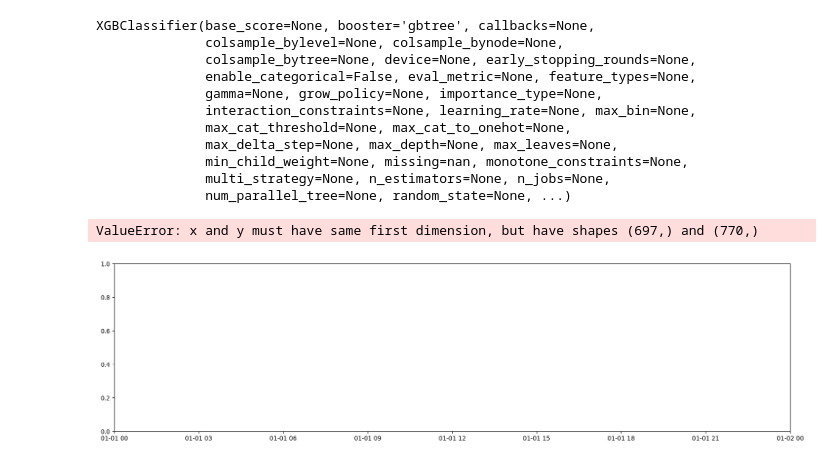
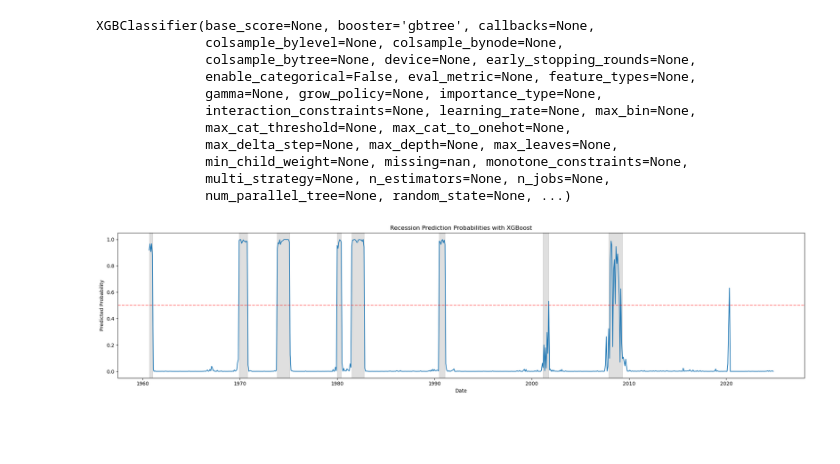
Before and after one commit to atkrish0/regime-shift-forecasting, a Jupyter notebook: RSF.ipynb, the cells around one changed output. Drawn from its saved outputs; the diff is of its cells as text; code cells hidden in the pictures; blank space fills up the shorter version.

```diff
--- a/RSF.ipynb
+++ b/RSF.ipynb
@@ -448,12 +461,17 @@ rec_spans.append([datetime.datetime(2007,12,1), datetime.datetime(2009,5,1)])
 # %%
-sample_range = pd.date_range(start='9/1/1960', end='9/1/2018', freq='MS')
+plt.figure(figsize=(20, 5))
 
-plt.figure(figsize=(20,5))
-plt.plot(sample_range.to_series().values, prob_predictions[:,0])
+# Trim prob_predictions to match sample_range
+aligned_preds = prob_predictions[-len(sample_range):, 0]  # take the most recent 697 values
+
+plt.plot(sample_range, aligned_preds)
+
+# Recession shading
 for i in range(len(rec_spans)):
-    plt.axvspan(rec_spans[i][0], rec_spans[i][len(rec_spans[i]) - 1], alpha=0.25, color='grey')
-plt.axhline(y=0.5, color='r', ls='dashed', alpha = 0.5)
-plt.title('Recession Prediction Probabalities with Logistic Regression')
-plt.savefig('plot1.png',  bbox_inches='tight')
+    plt.axvspan(rec_spans[i][0], rec_spans[i][-1], alpha=0.25, color='grey')
+
+plt.axhline(y=0.5, color='r', ls='dashed', alpha=0.5)
+plt.title('Recession Prediction Probabilities with Logistic Regression')
+plt.savefig('plot1.png', bbox_inches='tight')
 plt.show()
 # %% [output]
@@ -521,15 +585,27 @@ prob_predictions = np.append(prob_predictions, xgboost.predict_proba(df_validati
 # %%
 sample_range = pd.date_range(start='9/1/1960', end='9/1/2018', freq='MS')
 
-plt.figure(figsize=(20,5))
-plt.plot(sample_range.to_series().values, prob_predictions[:,0])
-for i in range(len(rec_spans)):
-    plt.axvspan(rec_spans[i][0], rec_spans[i][len(rec_spans[i]) - 1], alpha=0.25, color='grey')
-plt.axhline(y=0.5, color='r', ls='dashed', alpha = 0.5)
-plt.title('Recession Prediction Probabalities with XGBoost')
-mp.savefig('plot3.png',  bbox_inches='tight')
+# Ensure 'Date' column is datetime
+df["Date"] = pd.to_datetime(df["Date"])
+
+# Align dates and predictions
+aligned_preds = prob_predictions[:, 0]
+aligned_dates = df["Date"].iloc[-len(aligned_preds):].reset_index(drop=True)
+
+# Plot
+plt.figure(figsize=(20, 5))
+plt.plot(aligned_dates, aligned_preds, label='XGBoost Recession Probability')
+
+for start, end in rec_spans:
+    plt.axvspan(start, end, alpha=0.25, color='grey')
+
+plt.axhline(y=0.5, color='r', linestyle='--', alpha=0.5)
+plt.title('Recession Prediction Probabilities with XGBoost')
+plt.xlabel('Date')
+plt.ylabel('Predicted Probability')
+plt.tight_layout()
+plt.savefig('plot3.png', bbox_inches='tight')
 plt.show()
 # %% [output]
-ValueError: x and y must have same first dimension, but have shapes (697,) and (770,)
-[figure, old version]
+[figure, new version]
 # %%
```
Also changed, not shown: parts of 15 cells of this notebook, 7 other files.
